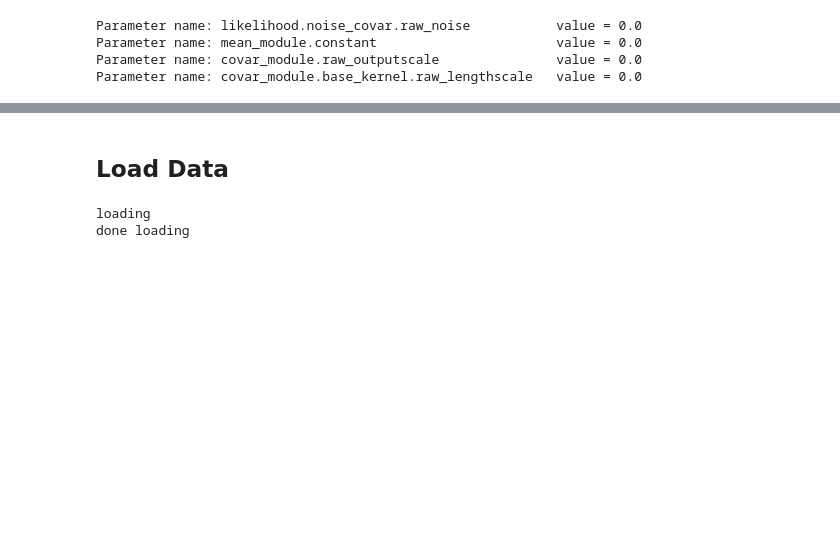
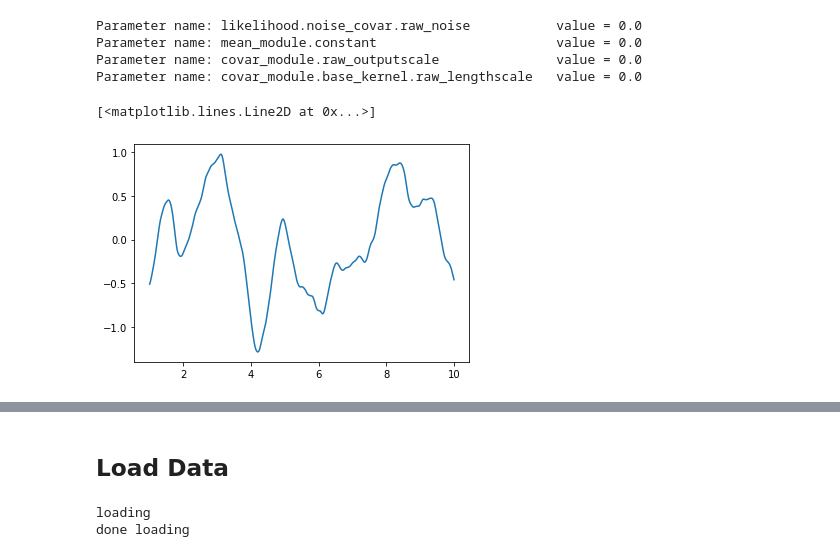
Before and after one commit to noamsgl/msc, a Jupyter notebook: scripts/generate/generate_eeg_with_gaussian_process.ipynb, the cells around one changed output, grey strips where cells are left out. Drawn from its saved outputs; the diff is of its cells as text; code cells hidden in the pictures; blank space fills up the shorter version.

```diff
--- a/scripts/generate/generate_eeg_with_gaussian_process.ipynb
+++ b/scripts/generate/generate_eeg_with_gaussian_process.ipynb
@@ -83,4 +84,9 @@ Parameter name: covar_module.base_kernel.raw_lengthscale   value = 0.0
 # %%
 train_x = times
 train_y = 2*model(times).sample()
+# %%
+plt.plot(train_x, (train_y - train_y.mean())/(torch.var(train_y - train_y.mean())))
+# %% [output]
+[<matplotlib.lines.Line2D at 0x...>]
+[figure, added]
 # %%
```
Also changed, not shown: parts of 17 cells of this notebook, 1 other file.
